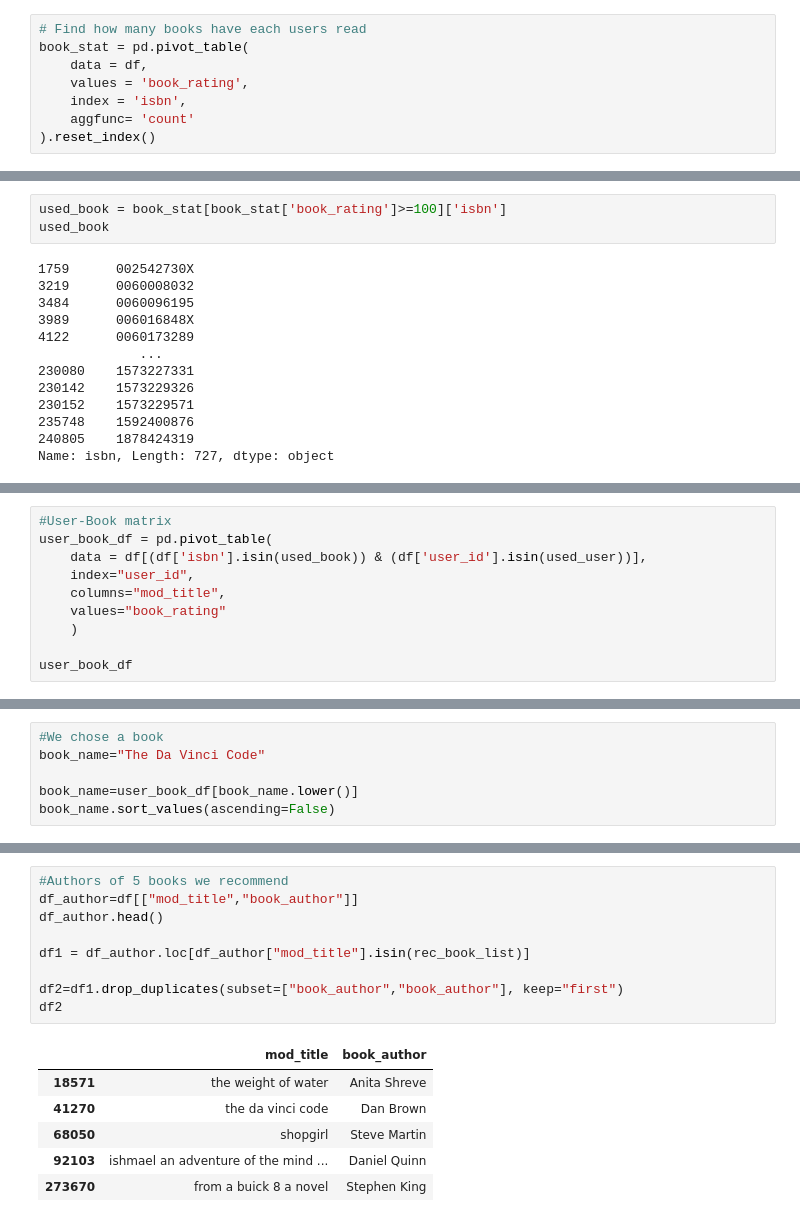
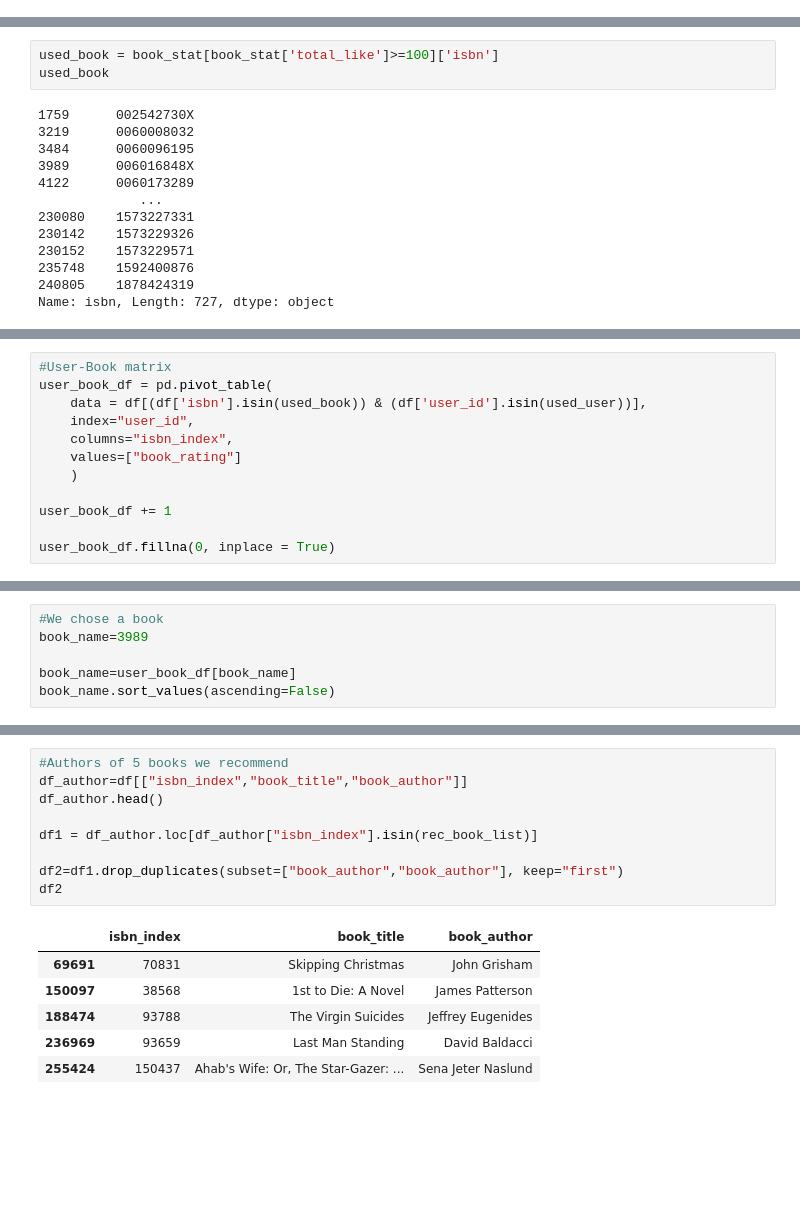
Before and after one commit to amrirasyidi/book_recommendation, a Jupyter notebook: fcc_book_recc_model.ipynb, the cells around one changed output, grey strips where cells are left out. Cells and saved outputs as stored; diff of their text form; blank space fills up the shorter version.

```diff
--- a/fcc_book_recc_model.ipynb
+++ b/fcc_book_recc_model.ipynb
@@ -72,11 +111,3 @@ used_user
 91638    277639
 91951    278418
 Name: user_id, Length: 816, dtype: int32
-# %%
-# Find how many books have each users read
-book_stat = pd.pivot_table(
-    data = df,
-    values = 'book_rating',
-    index = 'isbn',
-    aggfunc= 'count'
-).reset_index()
@@ -91,5 +114,5 @@ sns.kdeplot(
 # %%
-used_book = book_stat[book_stat['book_rating']>=100]['isbn']
+used_book = book_stat[book_stat['total_like']>=100]['isbn']
 used_book
 # %% [output]
 1759      002542730X
@@ -116,8 +141,10 @@ Name: isbn, Length: 727, dtype: object
 user_book_df = pd.pivot_table(
     data = df[(df['isbn'].isin(used_book)) & (df['user_id'].isin(used_user))],
     index="user_id",
-    columns="mod_title",
-    values="book_rating"
+    columns="isbn_index",
+    values=["book_rating"]
     )
 
-user_book_df
+user_book_df += 1
+
+user_book_df.fillna(0, inplace = True)
@@ -139,8 +184,8 @@ user_book_df
 # %%
 #We chose a book
-book_name="The Da Vinci Code"
+book_name=3989
 
-book_name=user_book_df[book_name.lower()]
+book_name=user_book_df[book_name]
 book_name.sort_values(ascending=False)
 # %% [output]
 user_id
@@ -180,16 +221,16 @@ rec_book_list
 # %%
 #Authors of 5 books we recommend
-df_author=df[["mod_title","book_author"]]
+df_author=df[["isbn_index","book_title","book_author"]]
 df_author.head()
 
-df1 = df_author.loc[df_author["mod_title"].isin(rec_book_list)]
+df1 = df_author.loc[df_author["isbn_index"].isin(rec_book_list)]
 
 df2=df1.drop_duplicates(subset=["book_author","book_author"], keep="first")
 df2
 # %% [output]
-|  | mod_title | book_author |
-| 18571 | the weight of water | Anita Shreve |
-| 41270 | the da vinci code | Dan Brown |
-| 68050 | shopgirl | Steve Martin |
-| 92103 | ishmael an adventure of the mind ... | Daniel Quinn |
-| 273670 | from a buick 8 a novel | Stephen King |
+|  | isbn_index | book_title | book_author |
+| 69691 | 70831 | Skipping Christmas | John Grisham |
+| 150097 | 38568 | 1st to Die: A Novel | James Patterson |
+| 188474 | 93788 | The Virgin Suicides | Jeffrey Eugenides |
+| 236969 | 93659 | Last Man Standing | David Baldacci |
+| 255424 | 150437 | Ahab's Wife: Or, The Star-Gazer: ... | Sena Jeter Naslund |
```
Also changed, not shown: parts of 24 cells of this notebook, 3 other files.
